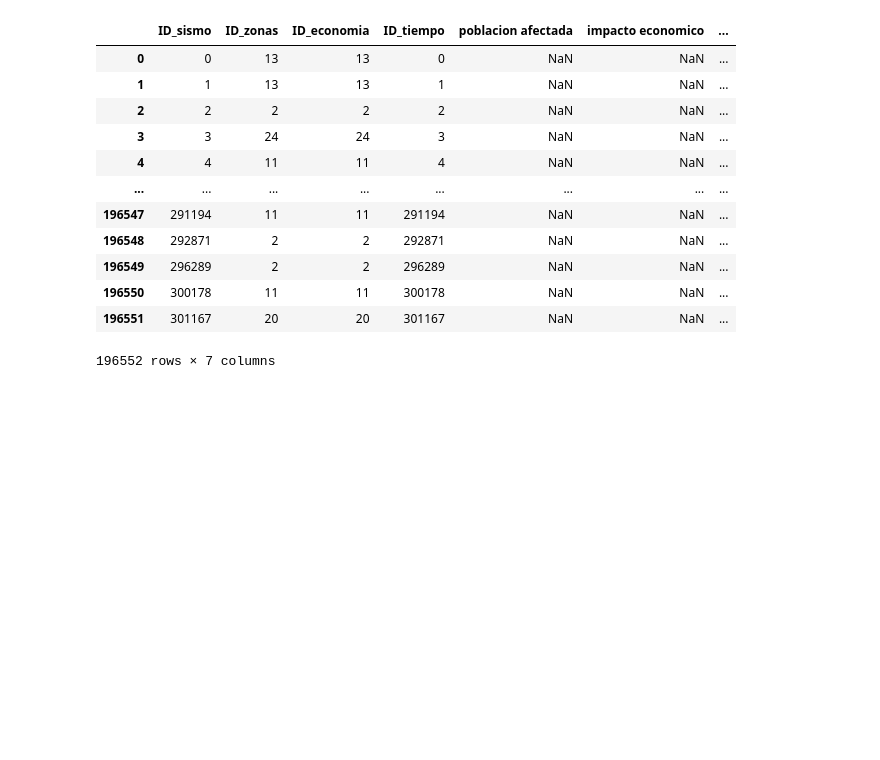
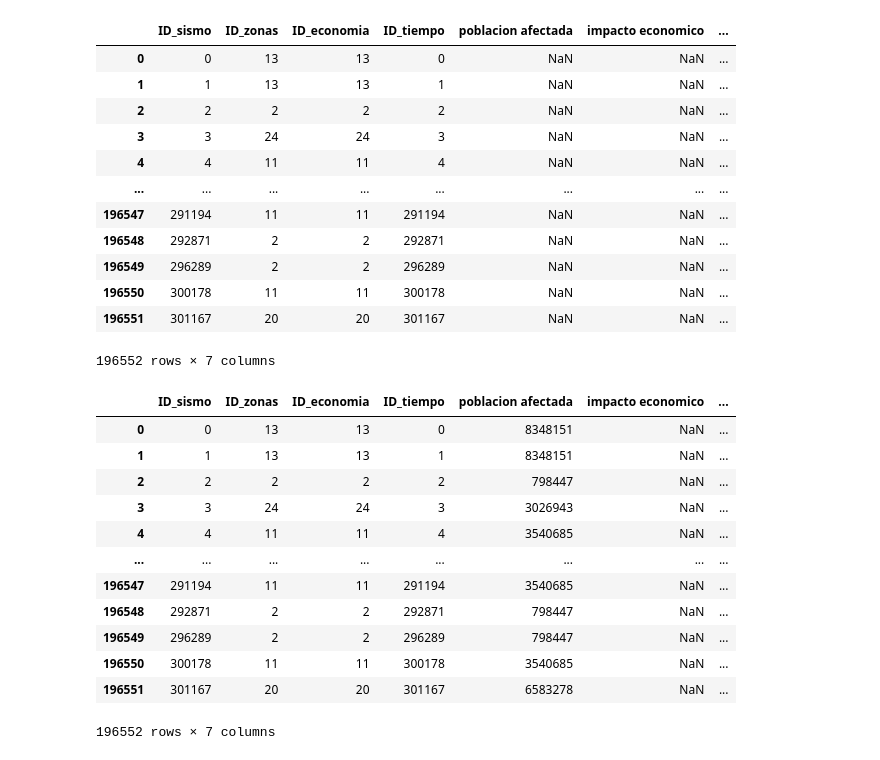
Before and after one commit to Pinedah/bda-p2-datawarehouse, a Jupyter notebook: datawarehouse.ipynb, the cells around one changed output. Cells and saved outputs as stored; diff of their text form; code cells hidden in the pictures; blank space fills up the shorter version.

Commit message:
columnas de poblacion e impacto economico agregadas

```diff
--- a/datawarehouse.ipynb
+++ b/datawarehouse.ipynb
@@ -2091,0 +2090,30 @@ fact_impacto_sismos
+# %%
+# generar datos para la población afectada
+
+for i, row in fact_impacto_sismos.iterrows():
+    # Obtener el ID de la zona
+    id_zona = row['ID_zonas']
+
+    # Filtrar la población por la zona
+    poblacion_zona = dw_dim_zonas[dw_dim_zonas['ID_zonas'] == id_zona]
+
+    # Sumar la población total de la zona
+    poblacion_afectada = poblacion_zona['POBTOT'].sum()
+
+    # Asignar el valor a la columna 'poblacion afectada'
+    fact_impacto_sismos.at[i, 'poblacion afectada'] = poblacion_afectada
+fact_impacto_sismos
+# %% [output]
+|  | ID_sismo | ID_zonas | ID_economia | ID_tiempo | poblacion afectada | impacto economico | ... |
+| 0 | 0 | 13 | 13 | 0 | 8348151 | NaN | ... |
+| 1 | 1 | 13 | 13 | 1 | 8348151 | NaN | ... |
+| 2 | 2 | 2 | 2 | 2 | 798447 | NaN | ... |
+| 3 | 3 | 24 | 24 | 3 | 3026943 | NaN | ... |
+| 4 | 4 | 11 | 11 | 4 | 3540685 | NaN | ... |
+| ... | ... | ... | ... | ... | ... | ... | ... |
+| 196547 | 291194 | 11 | 11 | 291194 | 3540685 | NaN | ... |
+| 196548 | 292871 | 2 | 2 | 292871 | 798447 | NaN | ... |
+| 196549 | 296289 | 2 | 2 | 296289 | 798447 | NaN | ... |
+| 196550 | 300178 | 11 | 11 | 300178 | 3540685 | NaN | ... |
+| 196551 | 301167 | 20 | 20 | 301167 | 6583278 | NaN | ... |
+196552 rows × 7 columns
```
Also changed, not shown: parts of 3 cells of this notebook.
